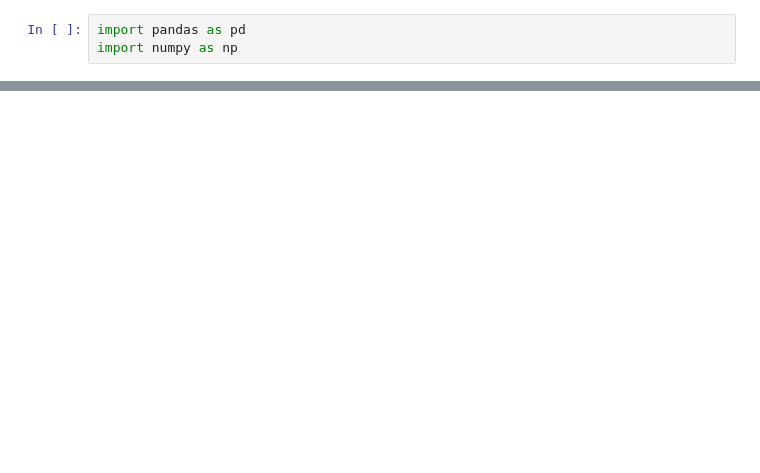
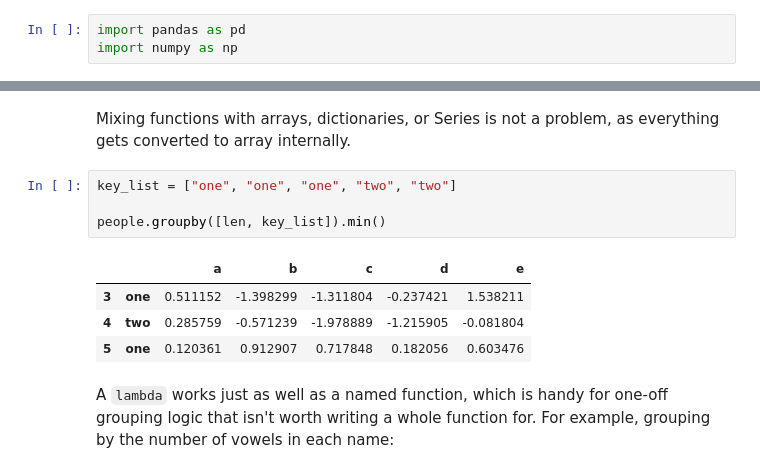
Before and after one commit to bmart231/DataScience, a Jupyter notebook: Data_Aggregation_and_Group_Operations/10_01_How_to_Think_About_Group_Operations.ipynb, the cells around one changed output, grey strips where cells are left out. Cells and saved outputs as stored; diff of their text form; blank space fills up the shorter version.

Commit message:
finished chapter 7, should include everything + recap

```diff
--- a/Data_Aggregation_and_Group_Operations/10_01_How_to_Think_About_Group_Operations.ipynb
+++ b/Data_Aggregation_and_Group_Operations/10_01_How_to_Think_About_Group_Operations.ipynb
@@ -39,0 +342,13 @@ df
+# %% [markdown]
+Mixing functions with arrays, dictionaries, or Series is not a problem, as everything gets converted to array internally.
+# %%
+key_list = ["one", "one", "one", "two", "two"]
+
+people.groupby([len, key_list]).min()
+# %% [output]
+|  |  | a | b | c | d | e |
+| 3 | one | 0.511152 | -1.398299 | -1.311804 | -0.237421 | 1.538211 |
+| 4 | two | 0.285759 | -0.571239 | -1.978889 | -1.215905 | -0.081804 |
+| 5 | one | 0.120361 | 0.912907 | 0.717848 | 0.182056 | 0.603476 |
+# %% [markdown]
+A `lambda` works just as well as a named function, which is handy for one-off grouping logic that isn't worth writing a whole function for. For example, grouping by the number of vowels in each name:
```
Also changed, not shown: parts of 60 cells of this notebook, 12 other files.
